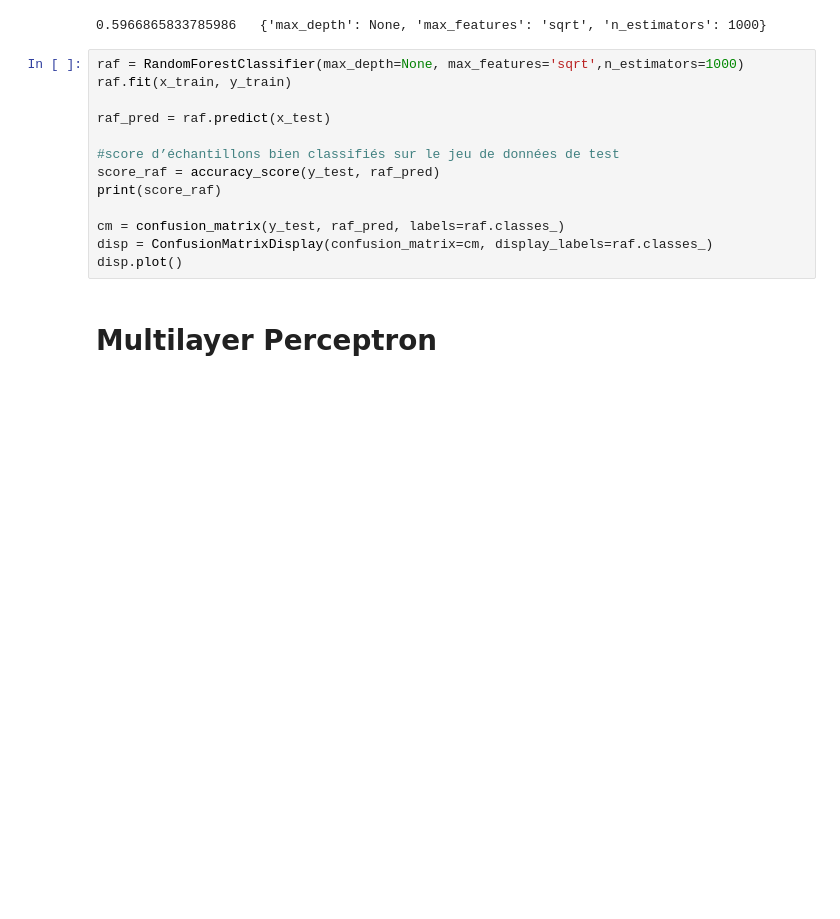
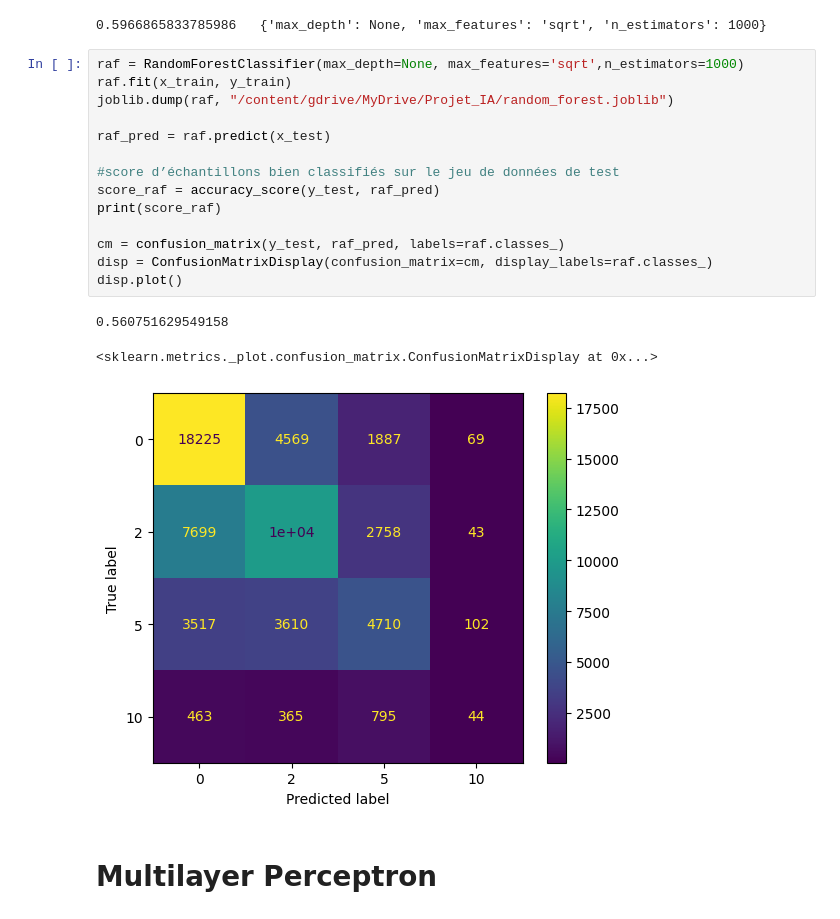
Before and after one commit to Binau02/projet_IA, a Jupyter notebook: Script.ipynb, the cells around one changed output. Drawn from its saved outputs; the diff is of its cells as text; blank space fills up the shorter version.

```diff
--- a/Script.ipynb
+++ b/Script.ipynb
@@ -187,16 +163,21 @@ print(clf.score(x_test, y_test)," ",clf.best_params_)
 # %%
 raf = RandomForestClassifier(max_depth=None, max_features='sqrt',n_estimators=1000)
 raf.fit(x_train, y_train)
+joblib.dump(raf, "/content/gdrive/MyDrive/Projet_IA/random_forest.joblib")
 
 raf_pred = raf.predict(x_test)
 
 #score d’échantillons bien classifiés sur le jeu de données de test
 score_raf = accuracy_score(y_test, raf_pred)
 print(score_raf)
 
 cm = confusion_matrix(y_test, raf_pred, labels=raf.classes_)
 disp = ConfusionMatrixDisplay(confusion_matrix=cm, display_labels=raf.classes_)
 disp.plot()
+# %% [output]
+0.560751629549158
+<sklearn.metrics._plot.confusion_matrix.ConfusionMatrixDisplay at 0x...>
+[figure, added]
 # %% [markdown]
 # Multilayer Perceptron
 # %%
```
Also changed, not shown: parts of 11 cells of this notebook.
